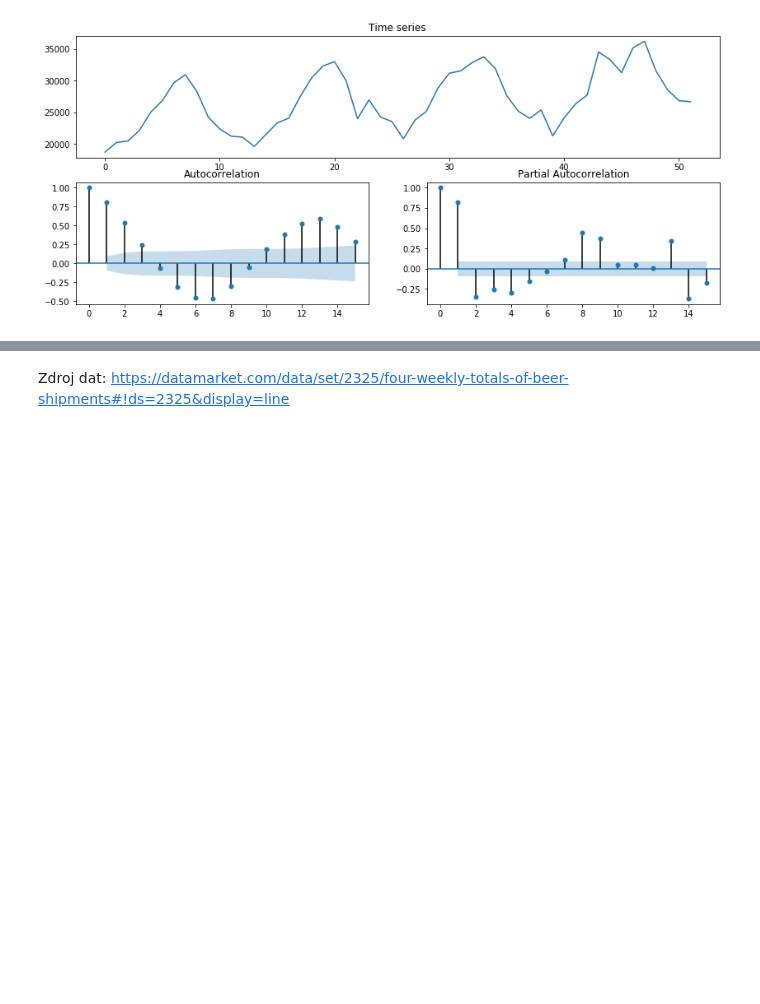
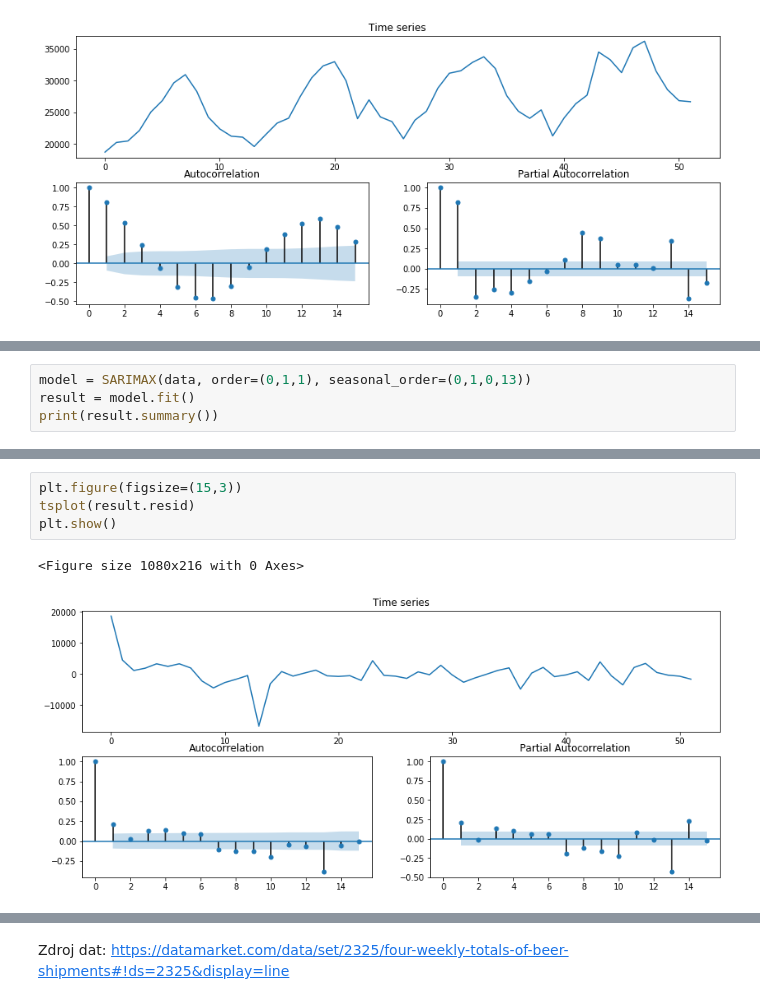
Before and after one commit to martilad/MI-SCR2018, a Jupyter notebook: exam/Beer shipments.ipynb, the cells around one changed output, grey strips where cells are left out. Cells and saved outputs as stored; diff of their text form; blank space fills up the shorter version.

```diff
--- a/exam/Beer shipments.ipynb
+++ b/exam/Beer shipments.ipynb
@@ -42,0 +64,4 @@ Při pohledu na časovou řadu je patrná sez
+# %%
+model = SARIMAX(data, order=(0,1,1), seasonal_order=(0,1,0,13))
+result = model.fit()
+print(result.summary())
@@ -42,0 +86,7 @@ Při pohledu na časovou řadu je patrná sez
+# %%
+plt.figure(figsize=(15,3))
+tsplot(result.resid)
+plt.show()
+# %% [output]
+<Figure size 1080x216 with 0 Axes>
+[figure, added]
```
Also changed, not shown: parts of 9 cells of this notebook, 1 other file.
